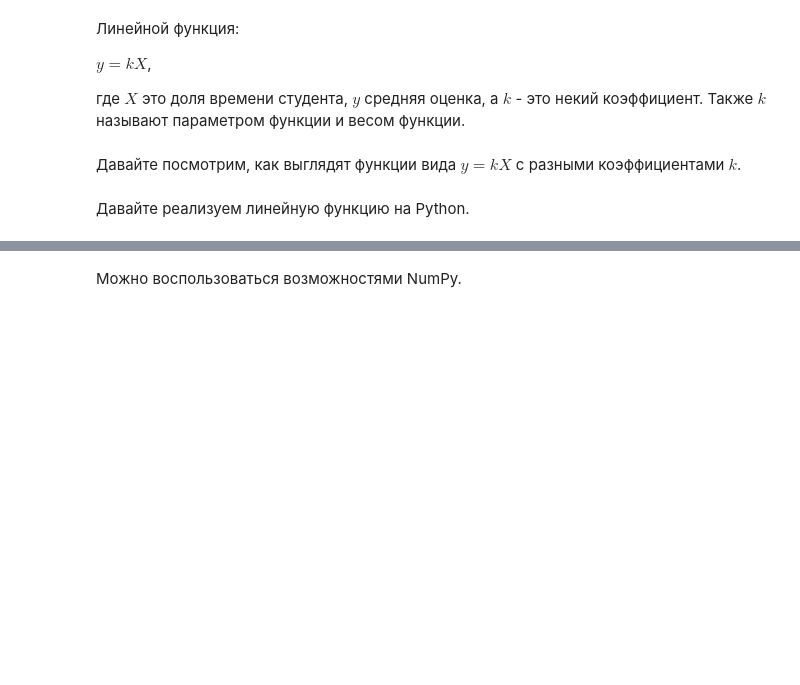
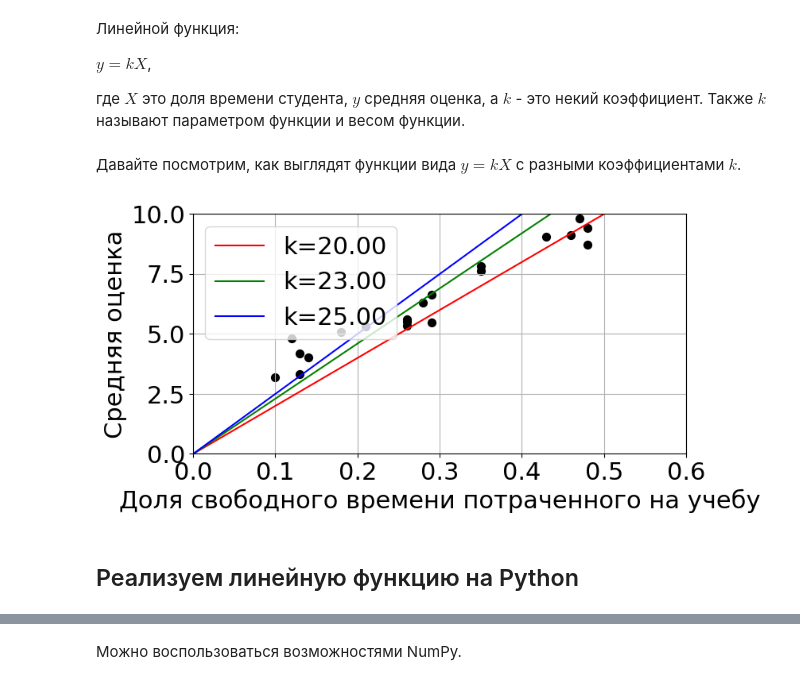
Before and after one commit to mts-machines-learn/ml-course-dec2019, a Jupyter notebook: 4. Линейная регрессия l/Regression_1_lecture.ipynb, the cells around one changed output, grey strips where cells are left out. Cells and saved outputs as stored; diff of their text form; code cells hidden in the pictures; blank space fills up the shorter version.

```diff
--- a/4. Линейная регрессия l/Regression_1_lecture.ipynb
+++ b/4. Линейная регрессия l/Regression_1_lecture.ipynb
@@ -92,9 +141,11 @@ $y = kX$,
 # %% [markdown]
 Давайте посмотрим, как выглядят функции вида $y = kX$ с разными коэффициентами $k$.
 # %%
-choose_slope(X, y)
+plot_several_good_linear_functions(X, y)
+# %% [output]
+[figure, added]
 # %% [markdown]
-Давайте реализуем линейную функцию на Python.
+## Реализуем линейную функцию на Python
 # %% [markdown]
 Для каждого элемента $X_i$ массива $X$ реализовать функцию $f(X_i) = kX_i$.
 
```
Also changed, not shown: parts of 112 cells of this notebook, 1 other file.
